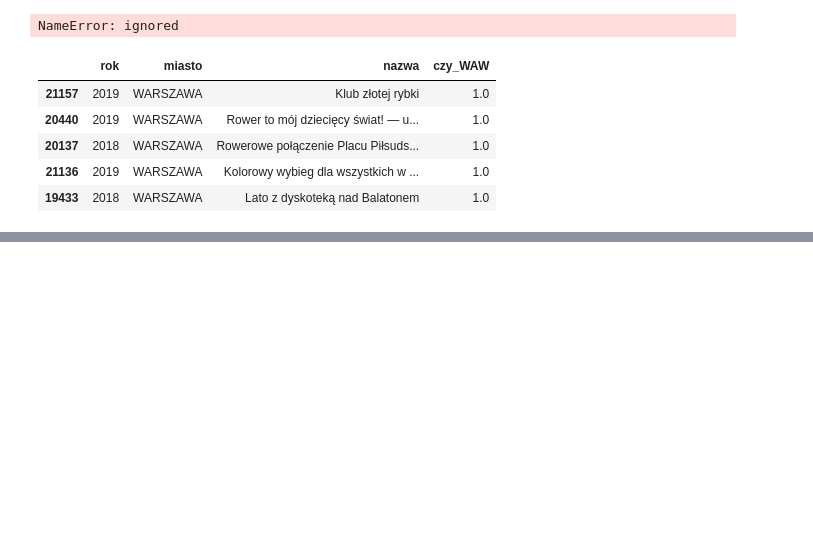
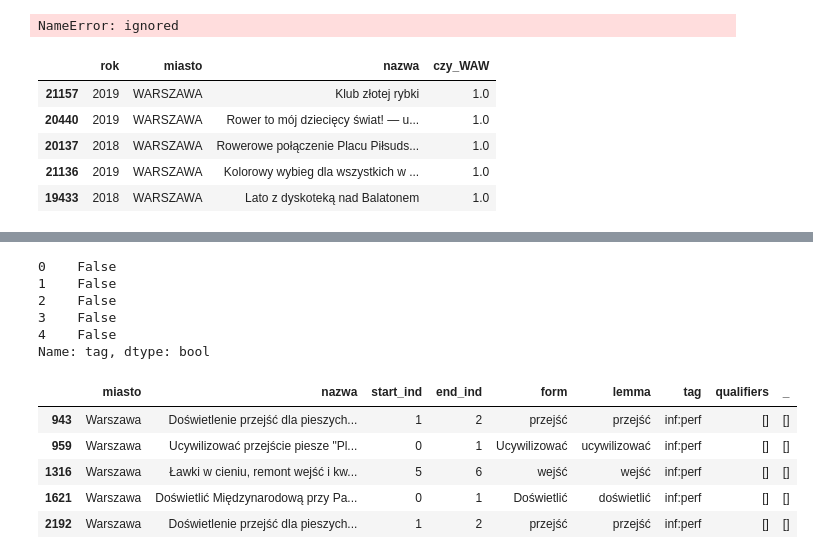
Before and after one commit to malowana/NLP_budzet_obywatelski, a Jupyter notebook: BO_analiza_morfologiczna2.ipynb, the cells around one changed output, grey strips where cells are left out. Saved outputs shown, nothing was run; the diff lists cells and outputs as text; code cells hidden in the pictures; blank space fills up the shorter version.

```diff
--- a/BO_analiza_morfologiczna2.ipynb
+++ b/BO_analiza_morfologiczna2.ipynb
@@ -250,0 +260,18 @@ df_waw_morf.analysis[11][5]
+# %%
+df_waw_morf4.tag.str.contains('bedzie').head()
+# %% [output]
+0    False
+1    False
+2    False
+3    False
+4    False
+Name: tag, dtype: bool
+# %%
+df_waw_morf4[df_waw_morf4['tag'].str.contains('inf', na=False)].head()
+# %% [output]
+|  | miasto | nazwa | start_ind | end_ind | form | lemma | tag | qualifiers | _ |
+| 943 | Warszawa | Doświetlenie przejść dla pieszych... | 1 | 2 | przejść | przejść | inf:perf | [] | [] |
+| 959 | Warszawa | Ucywilizować przejście piesze "Pl... | 0 | 1 | Ucywilizować | ucywilizować | inf:perf | [] | [] |
+| 1316 | Warszawa | Ławki w cieniu, remont wejść i kw... | 5 | 6 | wejść | wejść | inf:perf | [] | [] |
+| 1621 | Warszawa | Doświetlić Międzynarodową przy Pa... | 0 | 1 | Doświetlić | doświetlić | inf:perf | [] | [] |
+| 2192 | Warszawa | Doświetlenie przejść dla pieszych... | 1 | 2 | przejść | przejść | inf:perf | [] | [] |
```
Also changed, not shown: parts of 7 cells of this notebook.
